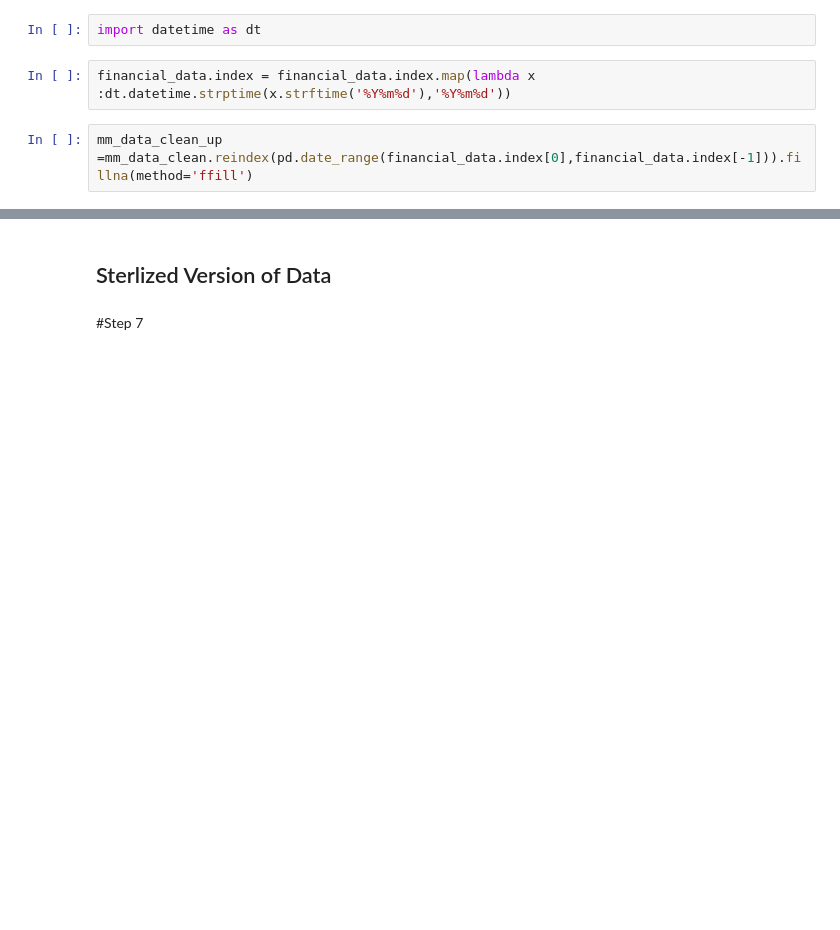
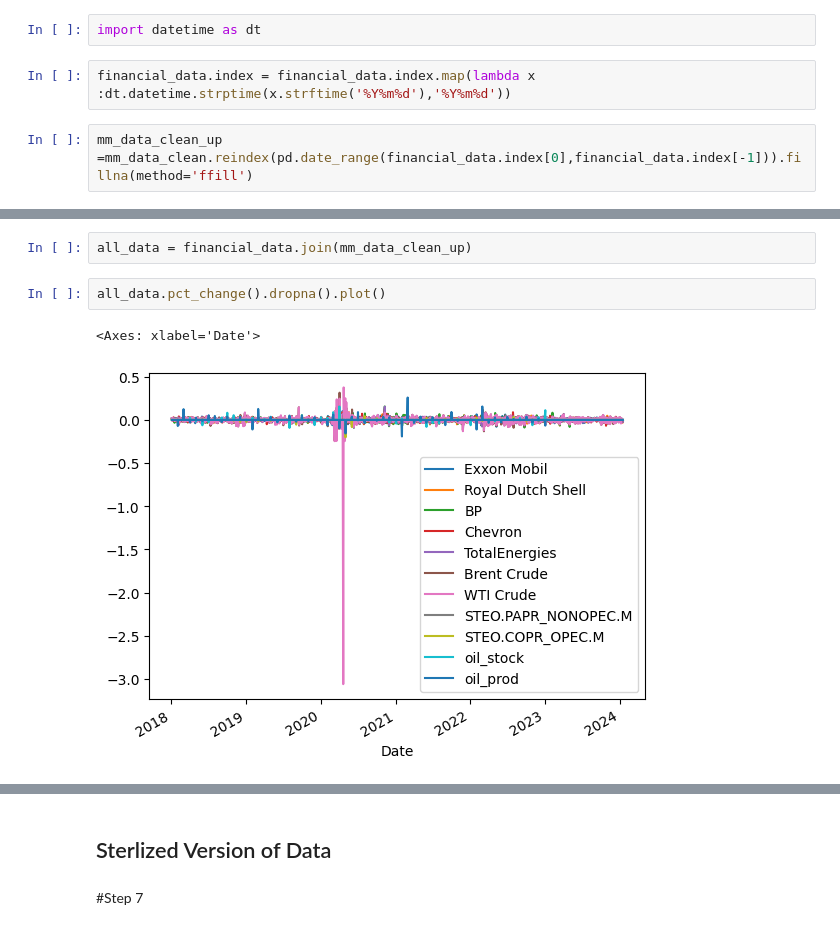
Before and after one commit to pankajti/qtw, a Jupyter notebook: Risk_GWP1.ipynb, the cells around one changed output, grey strips where cells are left out. Cells and saved outputs as stored; diff of their text form; blank space fills up the shorter version.

```diff
--- a/Risk_GWP1.ipynb
+++ b/Risk_GWP1.ipynb
@@ -365,0 +335,7 @@ DatetimeIndex(['2018-01-01', '2018-02-01', '2018-03-01', '2018-04-01',
+# %%
+all_data = financial_data.join(mm_data_clean_up)
+# %%
+all_data.pct_change().dropna().plot()
+# %% [output]
+<Axes: xlabel='Date'>
+[figure, added]
```
Also changed, not shown: parts of 19 cells of this notebook.
